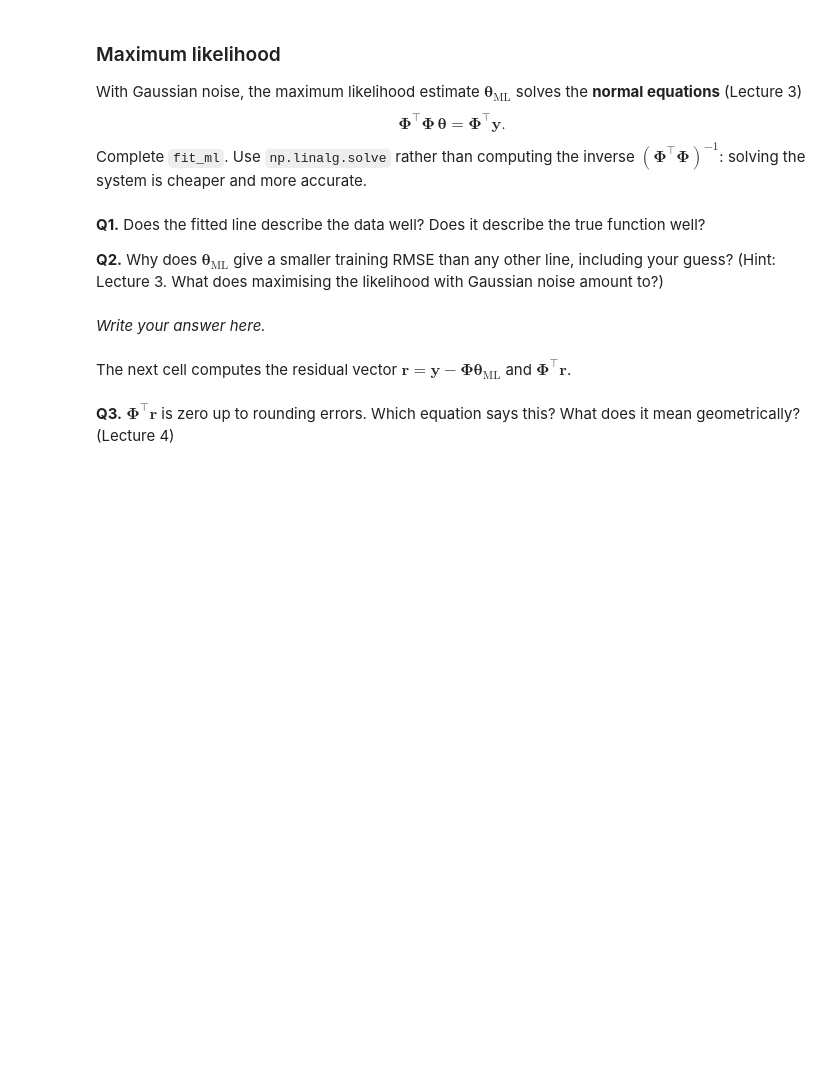
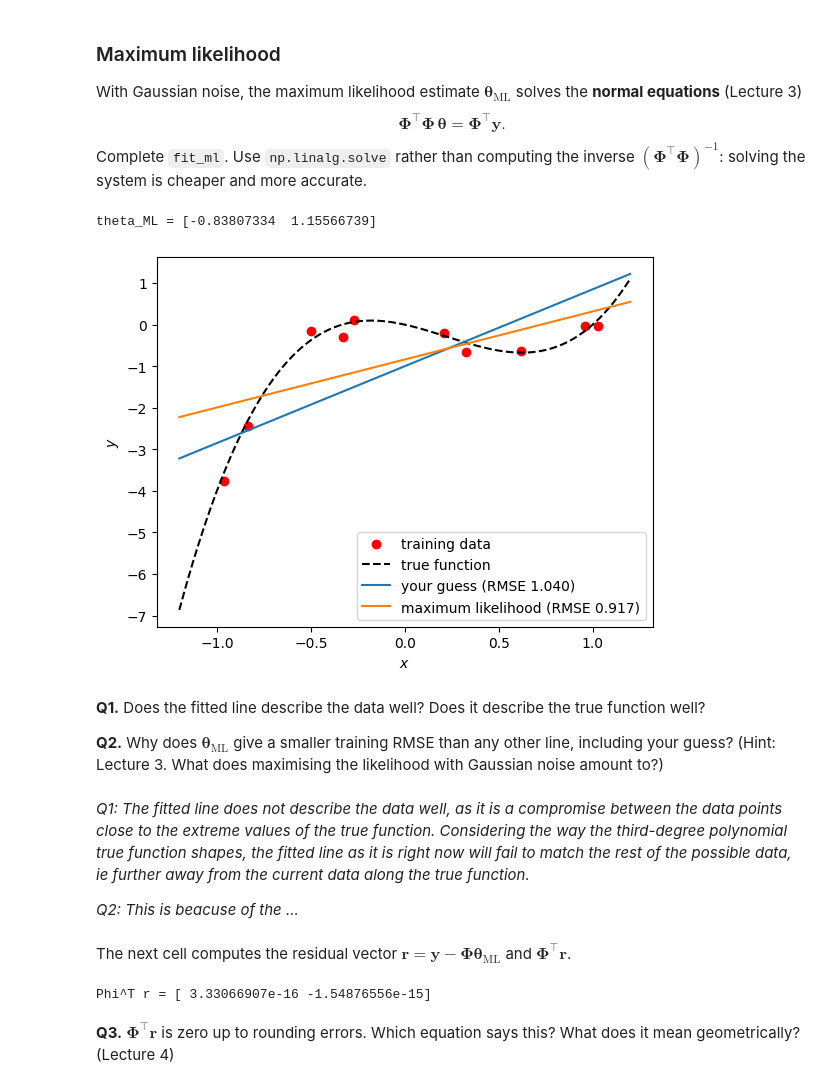
Before and after one commit to MarcusBoivie/Mathematical-Introduction-to-Machine-Learning, a Jupyter notebook: ca1/lab1a-linear-regression.ipynb, the cells around one changed output. Saved outputs shown, nothing was run; the diff lists cells and outputs as text; code cells hidden in the pictures; blank space fills up the shorter version.

```diff
--- a/ca1/lab1a-linear-regression.ipynb
+++ b/ca1/lab1a-linear-regression.ipynb
@@ -118,32 +140,39 @@ solving the system is cheaper and more accurate.
 # %%
 def fit_ml(Phi, y):
     # maximum likelihood estimate: the solution of Phi^T Phi theta = Phi^T y
-    return ...   # EDIT
+    return np.linalg.solve(Phi.T @ Phi, Phi.T @ y)   # EDIT
 
 Phi_line = linear_features(x_train)
 theta_line = fit_ml(Phi_line, y_train)
 f_line = model(linear_features, theta_line)
 print('theta_ML =', theta_line.ravel())
 
 plt.figure()
 plt.plot(x_train, y_train, 'ro', label='training data')
 plt.plot(xx, f_true(xx), 'k--', label='true function')
 plt.plot(xx, f_guess(xx), label=f'your guess (RMSE {rmse(y_train, f_guess(x_train)):.3f})')
 plt.plot(xx, f_line(xx), label=f'maximum likelihood (RMSE {rmse(y_train, f_line(x_train)):.3f})')
 plt.xlabel('$x$'); plt.ylabel('$y$'); plt.legend();
+# %% [output]
+theta_ML = [-0.83807334  1.15566739]
+[figure, added]
 # %% [markdown]
 **Q1.** Does the fitted line describe the data well? Does it describe the true function well?
 
 **Q2.** Why does $\boldsymbol\theta_{\mathrm{ML}}$ give a smaller training RMSE than any other line, including your guess?
 (Hint: Lecture 3. What does maximising the likelihood with Gaussian noise amount to?)
 # %% [markdown]
-*Write your answer here.*
+*Q1: The fitted line does not describe the data well, as it is a compromise between the data points close to the extreme values of the true function. Considering the way the third-degree polynomial true function shapes, the fitted line as it is right now will fail to match the rest of the possible data, ie further away from the current data along the true function.*
+
+*Q2: This is beacuse of the ...*
 # %% [markdown]
 The next cell computes the residual vector $\boldsymbol r=\boldsymbol y-\boldsymbol\Phi\boldsymbol\theta_{\mathrm{ML}}$ and
 $\boldsymbol\Phi^\top\boldsymbol r$.
 # %%
 r = y_train - Phi_line @ theta_line
 print('Phi^T r =', (Phi_line.T @ r).ravel())
+# %% [output]
+Phi^T r = [ 3.33066907e-16 -1.54876556e-15]
 # %% [markdown]
 **Q3.** $\boldsymbol\Phi^\top\boldsymbol r$ is zero up to rounding errors. Which equation says this? What does it mean
 geometrically? (Lecture 4)
```
Also changed, not shown: parts of 5 cells of this notebook, 1 other file.
